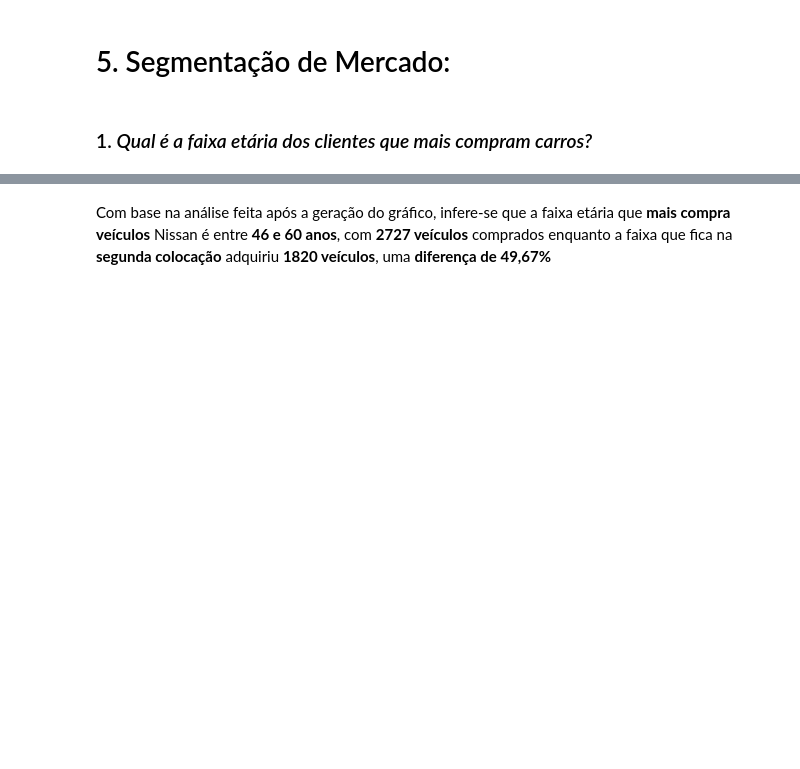
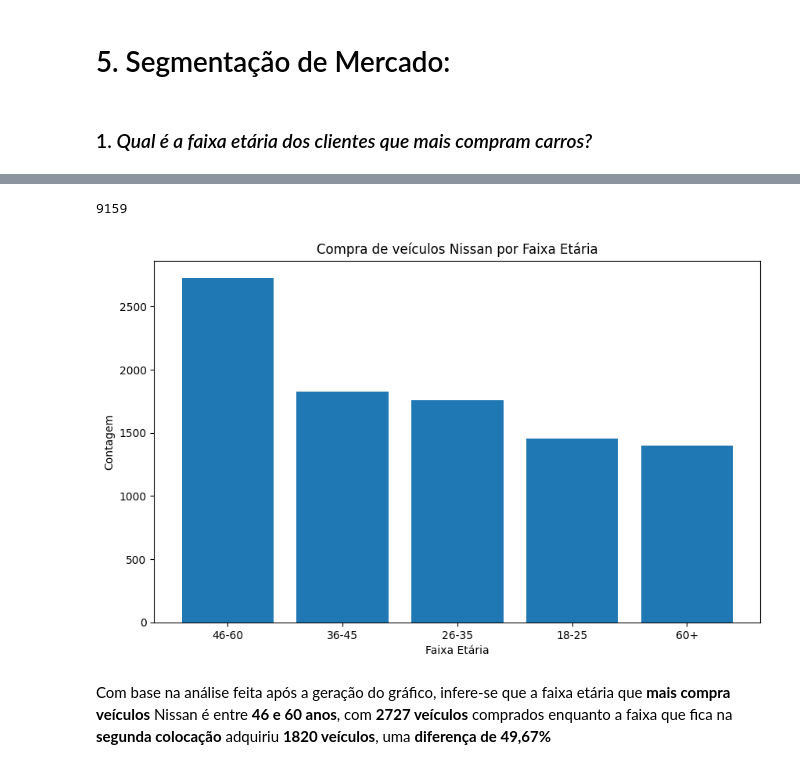
Before and after one commit to igormatuchewski/Analise-Exploratoria-Nissan, a Jupyter notebook: exploratoria_nissan.ipynb, the cells around one changed output, grey strips where cells are left out. Cells and saved outputs as stored; diff of their text form; code cells hidden in the pictures; blank space fills up the shorter version.

```diff
--- a/exploratoria_nissan.ipynb
+++ b/exploratoria_nissan.ipynb
@@ -167,6 +265,20 @@ fig = px.bar(clientes_por_faixa, x='Faixa Etária', y='Contagem', title='Compra
 fig.show()
 # %% [output]
 [interactive output not drawn]
+# %%
+df['AgeRange'].count()
+# %% [output]
+9159
+# %%
+## Gráfico gerado utilizando o matplotlib.pyplot
+plt.figure(figsize=(10, 6))
+plt.bar(clientes_por_faixa['Faixa Etária'], clientes_por_faixa['Contagem'])
+plt.title('Compra de veículos Nissan por Faixa Etária')
+plt.xlabel('Faixa Etária')
+plt.ylabel('Contagem')
+plt.show()
+# %% [output]
+[figure, added]
 # %% [markdown]
 Com base na análise feita após a geração do gráfico, infere-se que a faixa etária que **mais compra veículos** Nissan é entre **46 e 60 anos**, com **2727 veículos** comprados enquanto a faixa que fica na **segunda colocação** adquiriu **1820 veículos**, uma **diferença de 49,67%**
 # %% [markdown]
```
Also changed, not shown: parts of 35 cells of this notebook.
